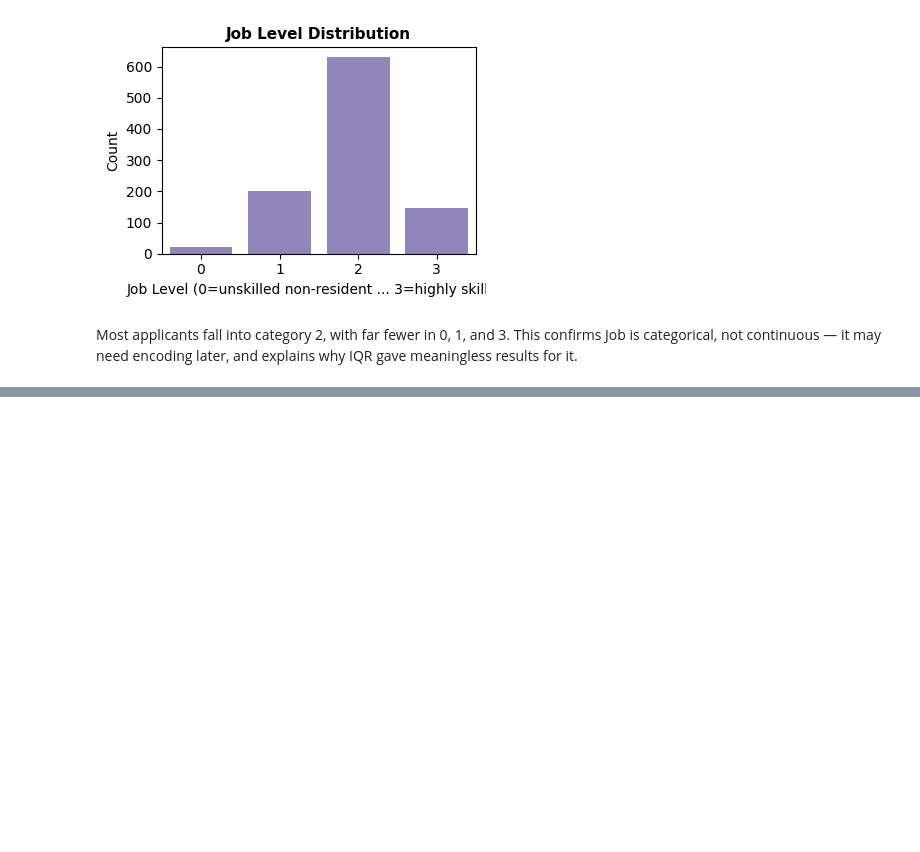
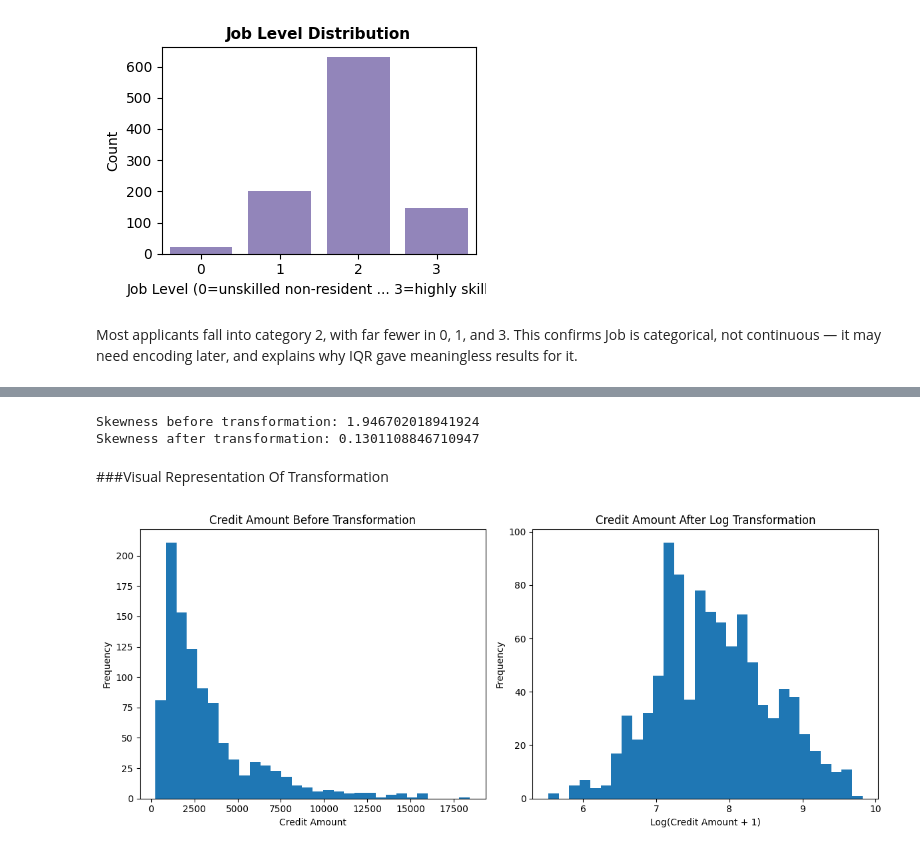
Before and after one commit to saraalmazroa/-IT326-DataMining-Project-, a Jupyter notebook: Phase2.ipynb, the cells around one changed output, grey strips where cells are left out. Saved outputs shown, nothing was run; the diff lists cells and outputs as text; code cells hidden in the pictures; blank space fills up the shorter version.

```diff
--- a/Phase2.ipynb
+++ b/Phase2.ipynb
@@ -88,0 +96,8 @@ Most applicants fall into category 2, with far fewer in 0, 1, and 3. This confir
+# %%
+import pandas as pd
+import numpy as np
+import matplotlib.pyplot as plt
+from scipy.stats import skew
+url = "https://raw.githubusercontent.com/saraalmazroa/-IT326-DataMining-Project-/main/Dataset/german_credit_data-3.csv"
+df = pd.read_csv(url)
+df.head() #To display the first 5 rows
@@ -88,0 +137,3 @@ Most applicants fall into category 2, with far fewer in 0, 1, and 3. This confir
+# %%
+df["Credit_amount_log"] = np.log1p(df["Credit amount"])
+df[["Credit amount", "Credit_amount_log"]].head(10)
@@ -88,0 +152,25 @@ Most applicants fall into category 2, with far fewer in 0, 1, and 3. This confir
+# %%
+transformed_skewness = skew(df["Credit_amount_log"])
+
+print("Skewness before transformation:", original_skewness)
+print("Skewness after transformation:", transformed_skewness)
+# %% [output]
+Skewness before transformation: 1.946702018941924
+Skewness after transformation: 0.1301108846710947
+# %% [markdown]
+###Visual Representation Of  Transformation
+# %%
+fig, axes = plt.subplots(1, 2, figsize=(12, 5))
+axes[0].hist(df["Credit amount"], bins=30)
+axes[0].set_title("Credit Amount Before Transformation")
+axes[0].set_xlabel("Credit Amount")
+axes[0].set_ylabel("Frequency")
+axes[1].hist(df["Credit_amount_log"], bins=30)
+axes[1].set_title("Credit Amount After Log Transformation")
+axes[1].set_xlabel("Log(Credit Amount + 1)")
+axes[1].set_ylabel("Frequency")
+
+plt.tight_layout()
+plt.show()
+# %% [output]
+[figure, added]
```
Also changed, not shown: parts of 8 cells of this notebook.
